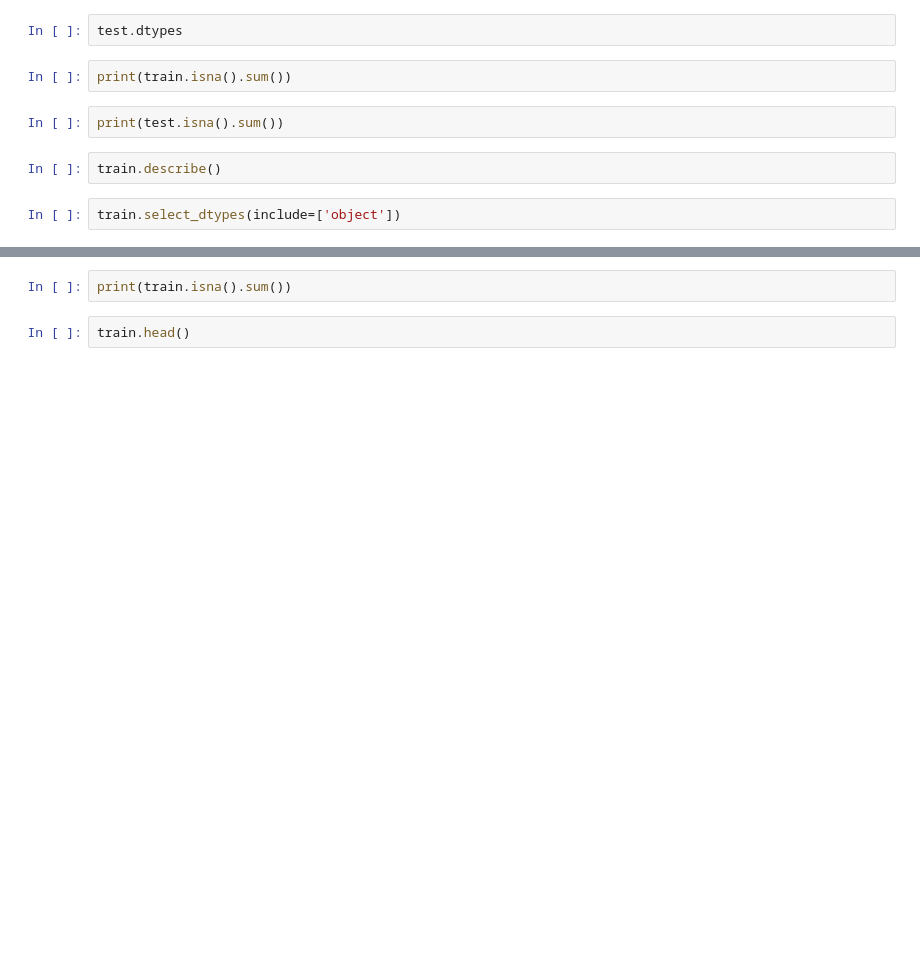
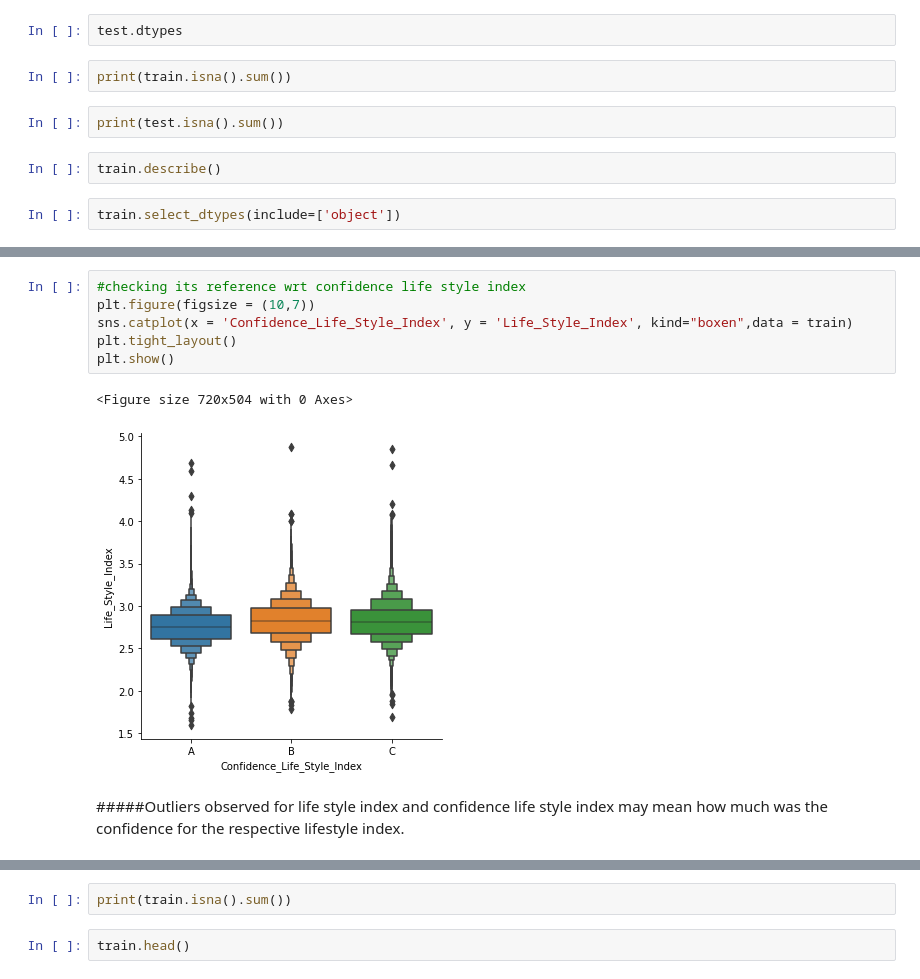
Before and after one commit to Sharan1712/Mobility-Analytics, a Jupyter notebook: MobilityAnalytics_Hackathon.ipynb, the cells around one changed output, grey strips where cells are left out. Cells and saved outputs as stored; diff of their text form; blank space fills up the shorter version.

```diff
--- a/MobilityAnalytics_Hackathon.ipynb
+++ b/MobilityAnalytics_Hackathon.ipynb
@@ -71,2 +140,13 @@ sns.boxplot(x='Life_Style_Index',data=train,color='red')
+# %%
+#checking its reference wrt confidence life style index
+plt.figure(figsize = (10,7))
+sns.catplot(x = 'Confidence_Life_Style_Index', y = 'Life_Style_Index', kind="boxen",data = train)
+plt.tight_layout()
+plt.show()
+# %% [output]
+<Figure size 720x504 with 0 Axes>
+[figure, added]
+# %% [markdown]
+#####Outliers observed for life style index and confidence life style index may mean how much was the confidence for the respective lifestyle index.
 # %%
 sns.boxplot(x='Var1',data=train,color='red')
```
Also changed, not shown: parts of 32 cells of this notebook.
